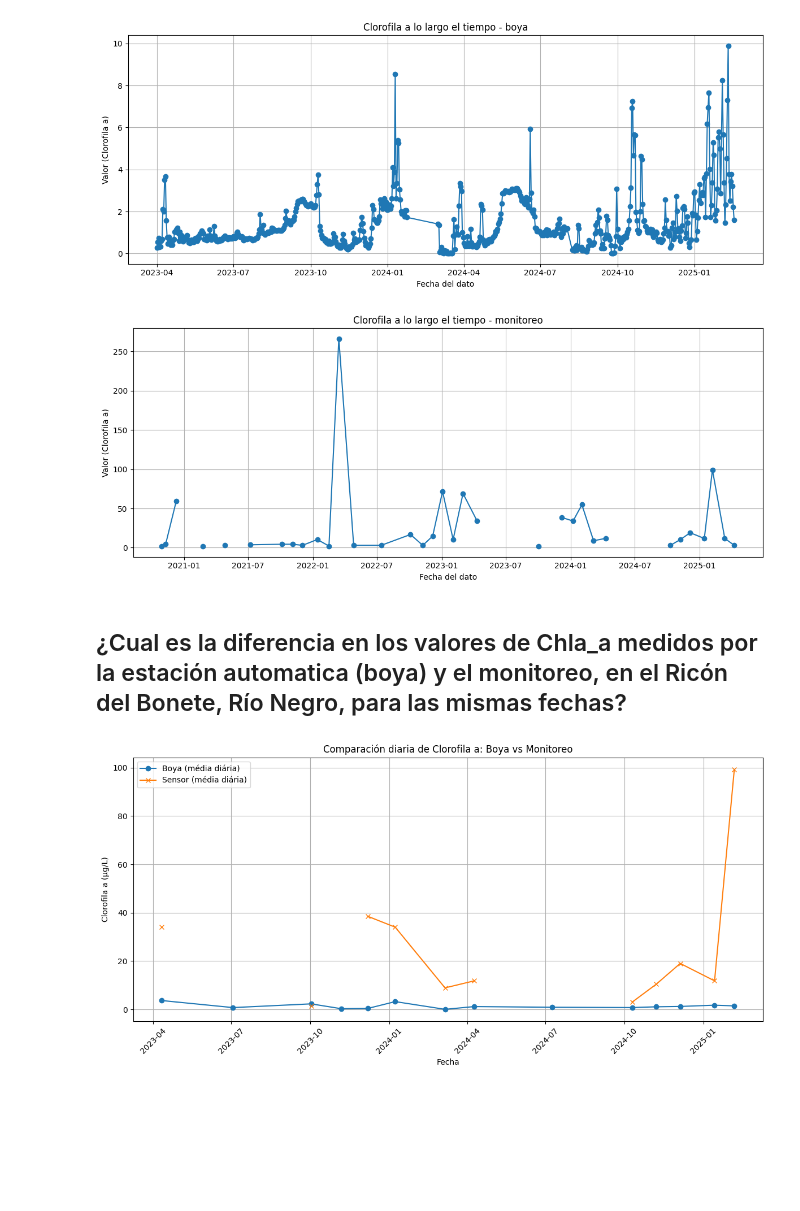
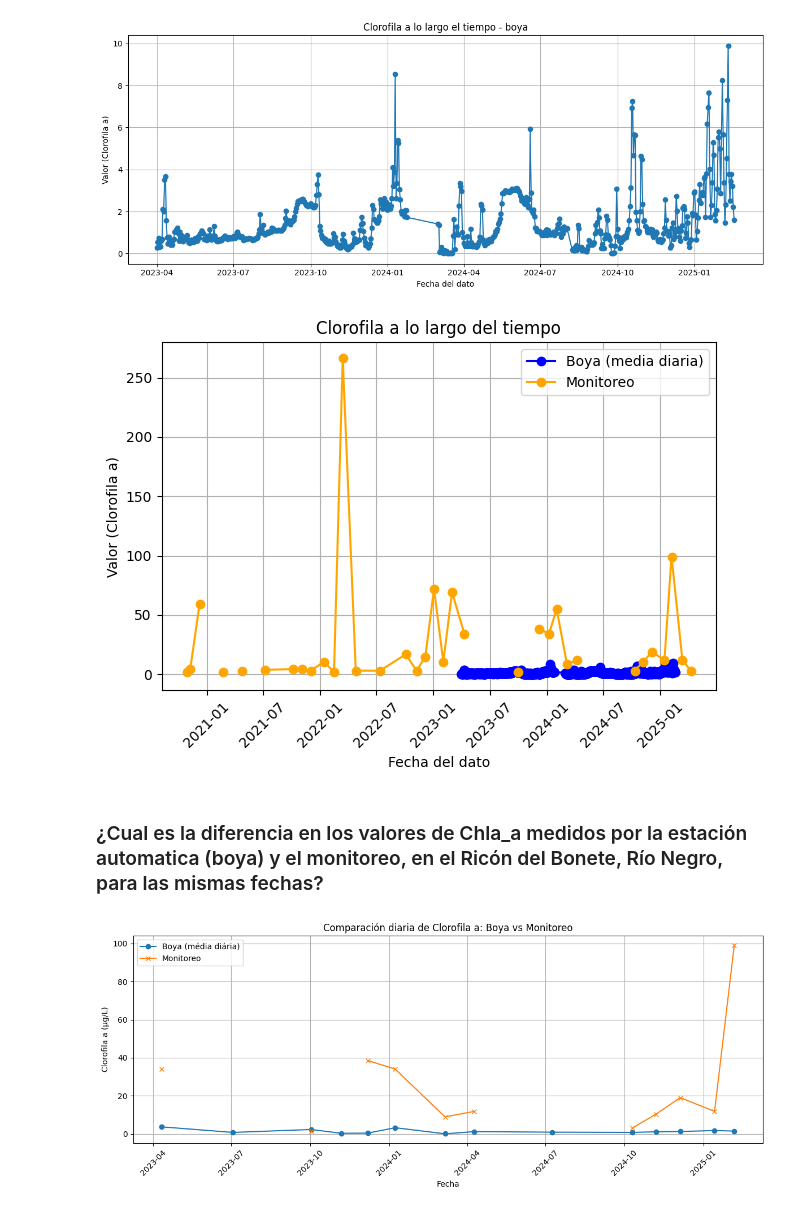
Before and after one commit to FelipeSBarros/EAD_doutorado, a Jupyter notebook: NoteBooks/Comparativo_monitoreo_automatica.ipynb, the cells around one changed output. Drawn from its saved outputs; the diff is of its cells as text; code cells hidden in the pictures; blank space fills up the shorter version.

```diff
--- a/NoteBooks/Comparativo_monitoreo_automatica.ipynb
+++ b/NoteBooks/Comparativo_monitoreo_automatica.ipynb
@@ -84,10 +66,13 @@ Name: Fecha del dato, dtype: int64
 # %%
 # filtrado por las estaciones de interés
-print("Parámetros medidos por boya automatica: \n", df.Parametro.unique())
+# print("Parámetros medidos por boya automatica: \n", df.Parametro.unique())
 boya_chla = df[df['Parametro']=='Clorofila a'].copy()
-print("Parámetros medidos por monitoreo: \n", mediciones.param.unique())
-monintoreo_bonete = mediciones[mediciones["id_estacion"] == 100642]
+# print("Parámetros medidos por monitoreo: \n", mediciones.param.unique())
+monintoreo_bonete = mediciones[mediciones["id_estacion"] == 100642].copy()
 monitoreo_chla = monintoreo_bonete[monintoreo_bonete["param"]=='Clo_a'].copy() # 'Clo_a' 'CloA_(in_situ_color)' 'CloA_(in_situ_ug)'
+# monitoreo_chla.columns
 monitoreo_chla['valor_original'] = monitoreo_chla['valor_original'].replace('<LC', None)
 monitoreo_chla['valor_original'] = pd.to_numeric(monitoreo_chla['valor_original'], errors='coerce')
+
 # monitoreo_chla_a.head()
+monitoreo_tur = monintoreo_bonete[monintoreo_bonete["param"]=='Transp'].copy()
@@ -152,7 +123,7 @@ Valores monitoreo
 # %%
-bya_chla_daily = daily_mean[daily_mean['Parametro']=='Clorofila a'].reset_index(drop=True)
+boya_chla_daily = daily_mean[daily_mean['Parametro']=='Clorofila a'].reset_index(drop=True)
 plt.figure(figsize=(12, 5))
-plt.plot(bya_chla_daily['Fecha del dato'], bya_chla_daily['Valor'], marker='o', linestyle='-')
+plt.plot(boya_chla_daily['Fecha del dato'], boya_chla_daily['Valor'], marker='o', linestyle='-')
 plt.xlabel('Fecha del dato')
 plt.ylabel('Valor (Clorofila a)')
 plt.title('Clorofila a lo largo el tiempo - boya')
@@ -164,18 +135,39 @@ plt.show()
 # %%
 monitoreo_chla.fecha_muestra = pd.to_datetime(monitoreo_chla.fecha_muestra)
 monitoreo_chla.sort_values('fecha_muestra', inplace=True)
-# Plot
-plt.figure(figsize=(12, 5))
-plt.plot(monitoreo_chla.fecha_muestra, monitoreo_chla.valor_original, marker='o', linestyle='-')
+monitoreo_tur.sort_values('fecha_muestra', inplace=True)
+
+# Plot 1 - boya
+plt.plot(
+    boya_chla_daily['Fecha del dato'],
+    boya_chla_daily['Valor'],
+    marker='o',
+    linestyle='-',
+    color='blue',
+    label='Boya (media diaria)'
+)
+
+# Plot 2 - monitoreo
+plt.plot(
+    monitoreo_chla['fecha_muestra'],
+    monitoreo_chla['valor_original'],
+    marker='o',
+    linestyle='-',
+    color='orange',
+    label='Monitoreo'
+)
+
+# Ajustes do gráfico
 plt.xlabel('Fecha del dato')
 plt.ylabel('Valor (Clorofila a)')
-plt.title('Clorofila a lo largo el tiempo - monitoreo')
+plt.title('Clorofila a lo largo del tiempo')
 plt.grid(True)
-# plt.xticks(rotation=45)
+plt.legend()
+plt.xticks(rotation=45)
 plt.tight_layout()
 plt.show()
 # %% [output]
-[figure, old version]
+[figure, new version]
 # %% [markdown]
-## ¿Cual es la diferencia en los valores de Chla_a medidos por la estación automatica (boya) y el monitoreo, en el Ricón del Bonete, Río Negro, para las mismas fechas?
+### ¿Cual es la diferencia en los valores de Chla_a medidos por la estación automatica (boya) y el monitoreo, en el Ricón del Bonete, Río Negro, para las mismas fechas?
 # %%
@@ -188,7 +182,7 @@ comparacao = pd.merge(bya_chla_daily, monitoreo_chla, on='fecha', how='inner')
 # %%
-plt.figure(figsize=(12, 6))
+plt.figure(figsize=(12, 5))
 plt.plot(comparacao['fecha'], comparacao['valor_boya'], label='Boya (média diária)', marker='o')
-plt.plot(comparacao['fecha'], comparacao['valor_monitoreo'], label='Sensor (média diária)', marker='x')
+plt.plot(comparacao['fecha'], comparacao['valor_monitoreo'], label='Monitoreo', marker='x')
 plt.xlabel('Fecha')
 plt.ylabel('Clorofila a (μg/L)')
 plt.title('Comparación diaria de Clorofila a: Boya vs Monitoreo')
@@ -198,4 +192,4 @@ plt.grid(True)
 plt.tight_layout()
 plt.show()
 # %% [output]
-[figure, old version]
+[figure, new version]
```
Also changed, not shown: parts of 24 cells of this notebook, 2 other files.
